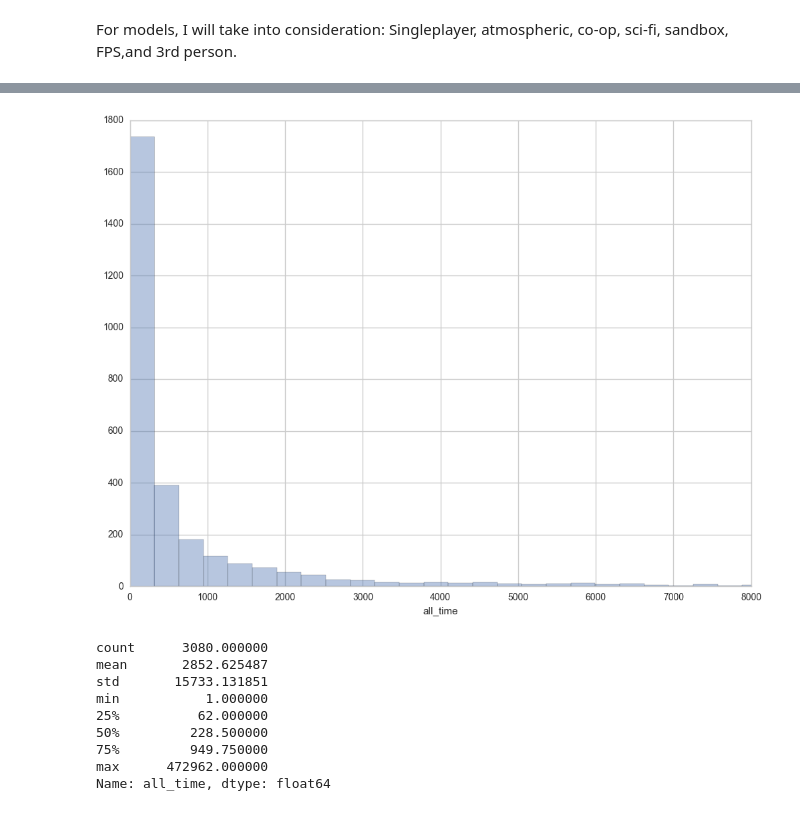
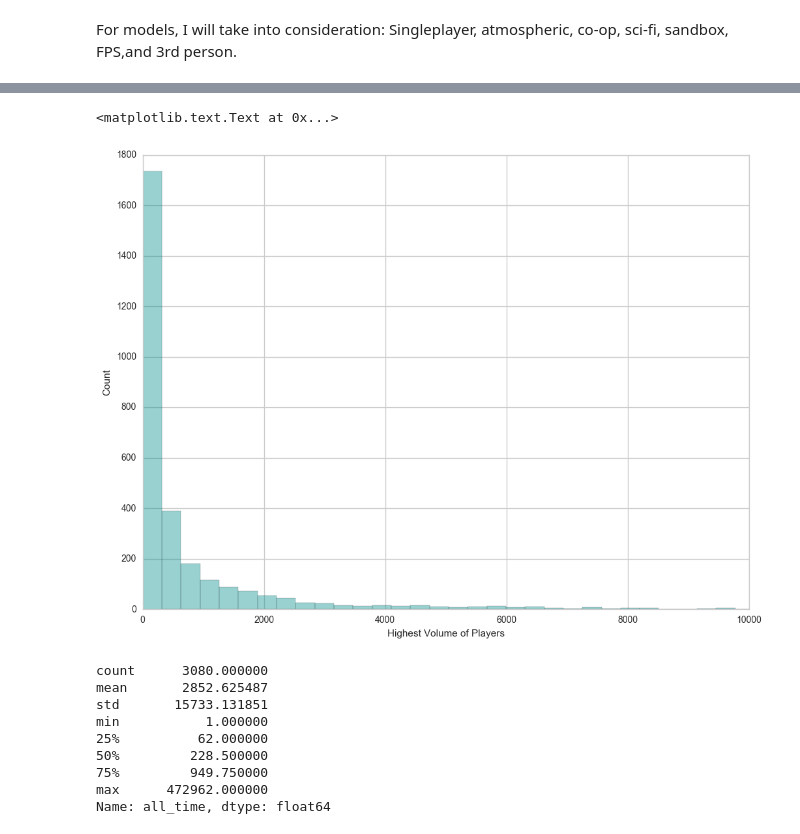
Before and after one commit to nycdatasci/bootcamp009_project, a Jupyter notebook: Project2-WebScraping/Jason_Chiu/Steam_data_exploration.ipynb, the cells around one changed output, grey strips where cells are left out. Saved outputs shown, nothing was run; the diff lists cells and outputs as text; code cells hidden in the pictures.

```diff
--- a/Project2-WebScraping/Jason_Chiu/Steam_data_exploration.ipynb
+++ b/Project2-WebScraping/Jason_Chiu/Steam_data_exploration.ipynb
@@ -916,7 +952,7 @@ data = c[c['count']>100].sort_values(by = "count",ascending=False)
 ax = sns.barplot(y="genre", x= "count", data=data,color="darkcyan",orient="h")
 plt.ylabel('Company-defined Genre')
 plt.xlabel('Counts')
-sns.set_style("dark")
+sns.set_style("whitegrid")
 # %% [output]
 [figure]
 # %%
@@ -1342,11 +1381,14 @@ g.fig.suptitle('User-defined Keyword Group Comparison - All Time Player No.')
 # %%
 # all_time
 import seaborn as sns
-sns.distplot(final_file['all_time'], bins=1500, kde=False, rug=False);
-plt.xlim(0, 8000)
+sns.distplot(final_file['all_time'], bins=1500, kde=False, rug=False,color = "darkcyan");
+plt.xlim(0, 10000)
 sns.set_style("whitegrid")
+plt.ylabel('Count')
+plt.xlabel('Highest Volume of Players')
 # %% [output]
+<matplotlib.text.Text at 0x...>
-[figure, old version]
+[figure, new version]
 # %%
 final_file['all_time'].describe()
 # %% [output]
```
Also changed, not shown: parts of 30 cells of this notebook, 2 other files.
